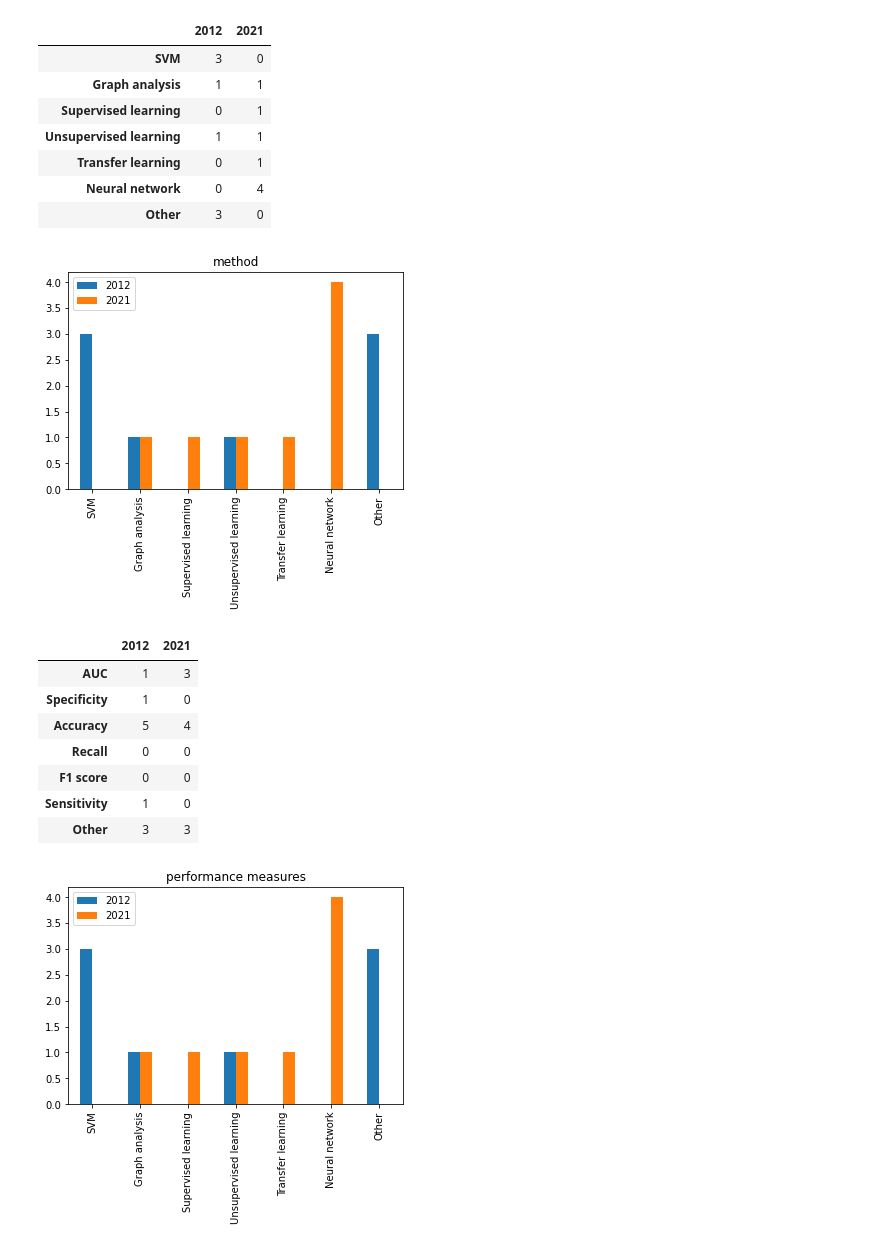
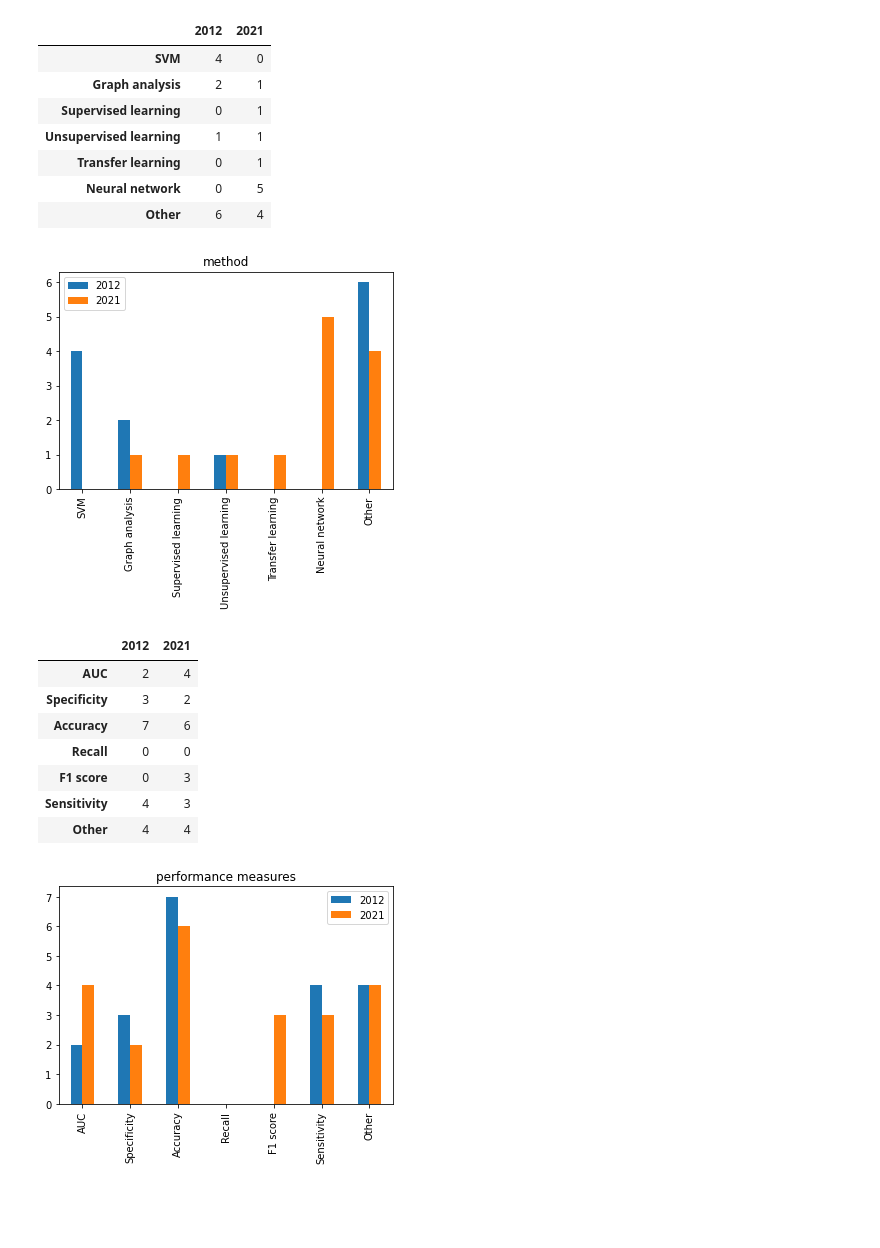
Before and after one commit to christinekaarde/MICCAI-review-thesis, a Jupyter notebook: analysis/data analysis.ipynb, the cells around one changed output. Saved outputs shown, nothing was run; the diff lists cells and outputs as text; code cells hidden in the pictures; blank space fills up the shorter version.

```diff
--- a/analysis/data analysis.ipynb
+++ b/analysis/data analysis.ipynb
@@ -26,19 +26,29 @@ word_list = ['SVM', 'Graph analysis', 'Supervised learning', 'Unsupervised learn
 # %%
 perf_list = ['AUC', 'Specificity', 'Accuracy', 'Recall', 'F1 score', 'Sensitivity', 'Other']
 # %%
-def create_viz(df, word_list, column, plot_option, name):
+def create_viz(df, word_list, column, plot_option, name, count_option, stacked_option):
     #narrowing down the df to classification labelled accurately and splitting into 2012 and 2021
     df_true = df[df['Is the article accurately labelled as classification?'] == 'Yes']
     df_2012 = df_true[df_true['Which year is the article from?'] == 2012]
     df_2021 = df_true[df_true['Which year is the article from?'] == 2021]
 
     #counting the answers
-    data = {'2012': count_answers(word_list, df_2012.iloc[:, column]),
+    if count_option == 'multiple choice':
+        data = {'2012': count_answers(word_list, df_2012.iloc[:, column]),
        '2021': count_answers(word_list, df_2021.iloc[:, column])}
+        df = pd.DataFrame.from_dict(data)
 
-    df = pd.DataFrame.from_dict(data)
-    test.plot(kind = plot_option, title = name)
-    plt.savefig(name) #needs a little work, the axis labels are cut off
+    elif count_option == 'y/n':
+        data = {'2012': count_yes_no(df_2012, column),
+       '2021': count_yes_no(df_2021, column)}
+
+        df = pd.DataFrame.from_dict(data)
+        row_names = {0:"Yes", 1:"No", 2:"Don't know"}
+        df.rename(index= row_names, inplace=True)
+
+
+    df.plot(kind = plot_option, title = name, stacked = stacked_option)
+    plt.savefig(name , bbox_inches='tight') #needs a little work, the axis labels are cut off
 
 
     return df
@@ -45,24 +63,24 @@ def create_viz(df, word_list, column, plot_option, name):
 # %%
-create_viz(df, word_list, 8, 'bar', 'method')
+create_viz(df, word_list, 8, 'bar', 'method', 'multiple choice', False)
 # %% [output]
 |  | 2012 | 2021 |
-| SVM | 3 | 0 |
-| Graph analysis | 1 | 1 |
+| SVM | 4 | 0 |
+| Graph analysis | 2 | 1 |
 | Supervised learning | 0 | 1 |
 | Unsupervised learning | 1 | 1 |
 | Transfer learning | 0 | 1 |
-| Neural network | 0 | 4 |
-| Other | 3 | 0 |
+| Neural network | 0 | 5 |
+| Other | 6 | 4 |
-[figure, old version]
+[figure, new version]
 # %%
-create_viz(df, perf_list, 9,'bar', 'performance measures')
+create_viz(df, perf_list, 9,'bar', 'performance measures', 'multiple choice', False)
 # %% [output]
 |  | 2012 | 2021 |
-| AUC | 1 | 3 |
-| Specificity | 1 | 0 |
-| Accuracy | 5 | 4 |
+| AUC | 2 | 4 |
+| Specificity | 3 | 2 |
+| Accuracy | 7 | 6 |
 | Recall | 0 | 0 |
-| F1 score | 0 | 0 |
-| Sensitivity | 1 | 0 |
-| Other | 3 | 3 |
+| F1 score | 0 | 3 |
+| Sensitivity | 4 | 3 |
+| Other | 4 | 4 |
-[figure, old version]
+[figure, new version]
```
Also changed, not shown: parts of 6 cells of this notebook, 7 other files.
